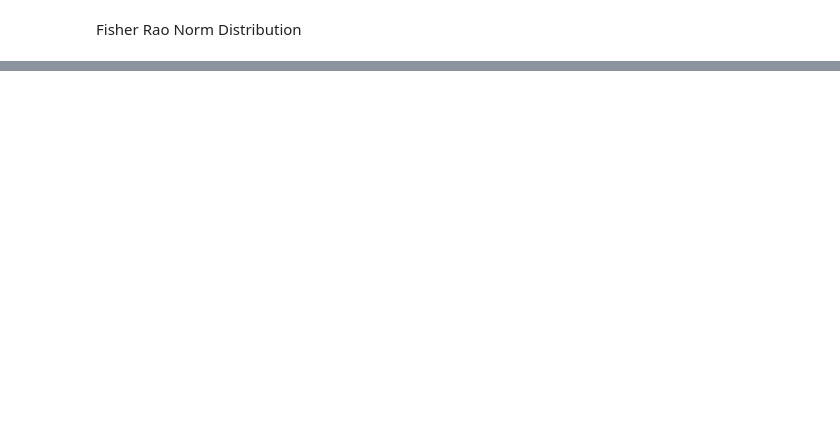
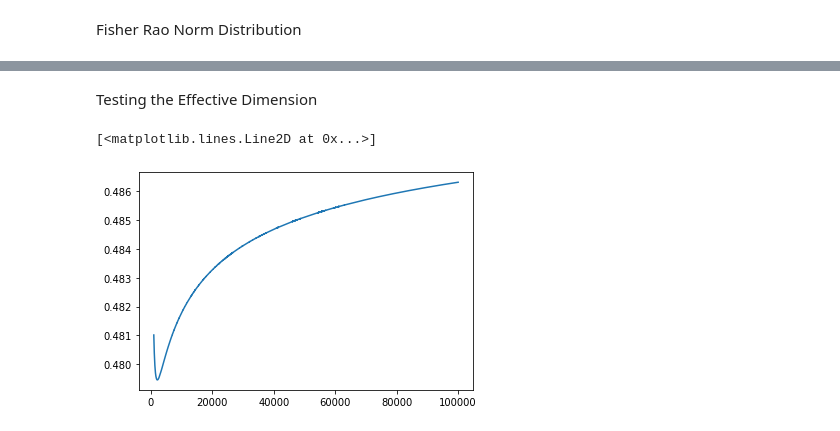
Before and after one commit to milpan/EquivariantSelfAttention, a Jupyter notebook: fisher_example.ipynb, the cells around one changed output, grey strips where cells are left out. Saved outputs shown, nothing was run; the diff lists cells and outputs as text; code cells hidden in the pictures; blank space fills up the shorter version.

```diff
--- a/fisher_example.ipynb
+++ b/fisher_example.ipynb
@@ -152,0 +178,12 @@ plt.show()
+# %% [markdown]
+Testing the Effective Dimension
+# %%
+ed = []
+n_samples = [i for i in range(1000,100000)]
+
+effective_dimension(net,FinalAverageFisher, 2, n_samples, 12)
+ed.append(effective_dimension(net,FinalAverageFisher, 2, n_samples, 12))
+plt.plot(n_samples,np.array(ed[0])/12)
+# %% [output]
+[<matplotlib.lines.Line2D at 0x...>]
+[figure, added]
```
Also changed, not shown: parts of 8 cells of this notebook, 3 other files.
